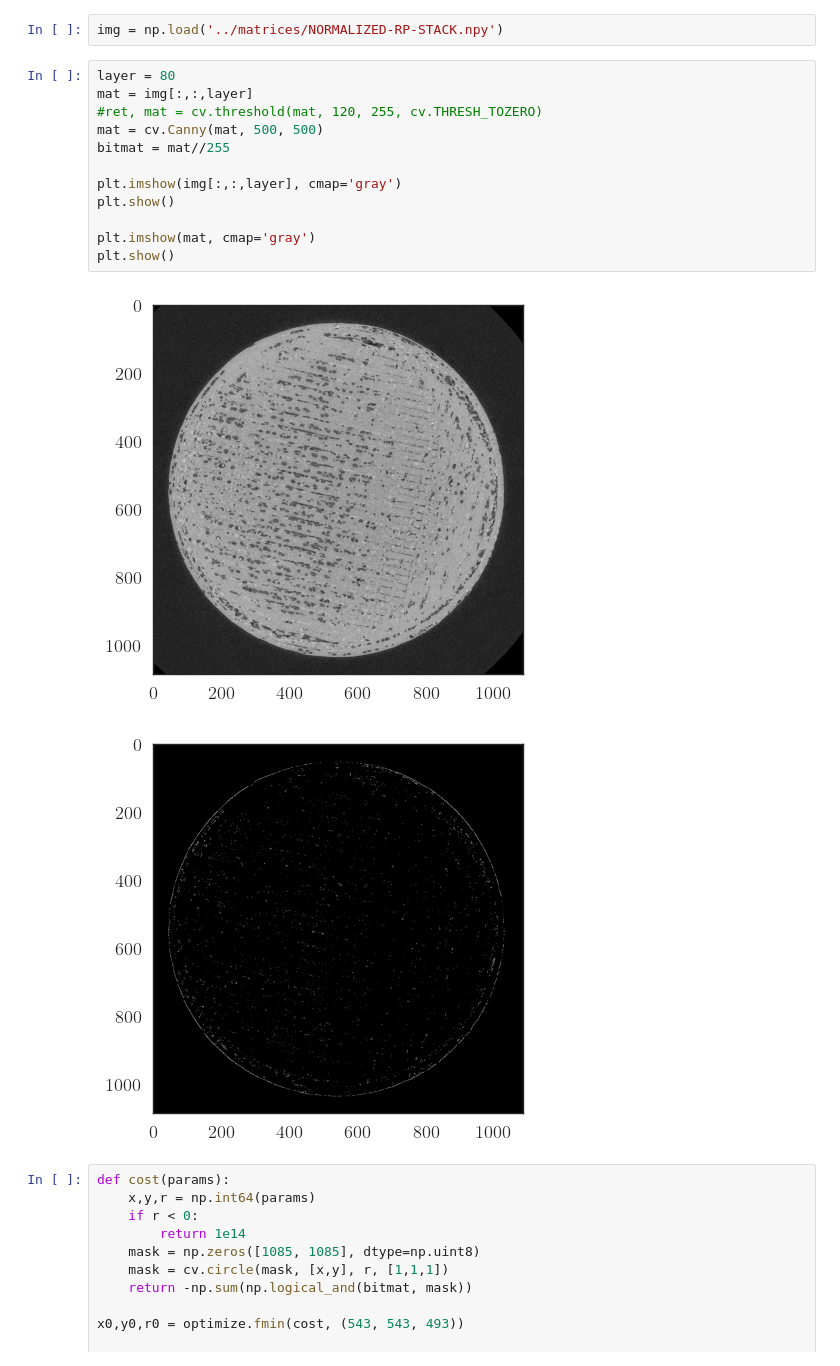
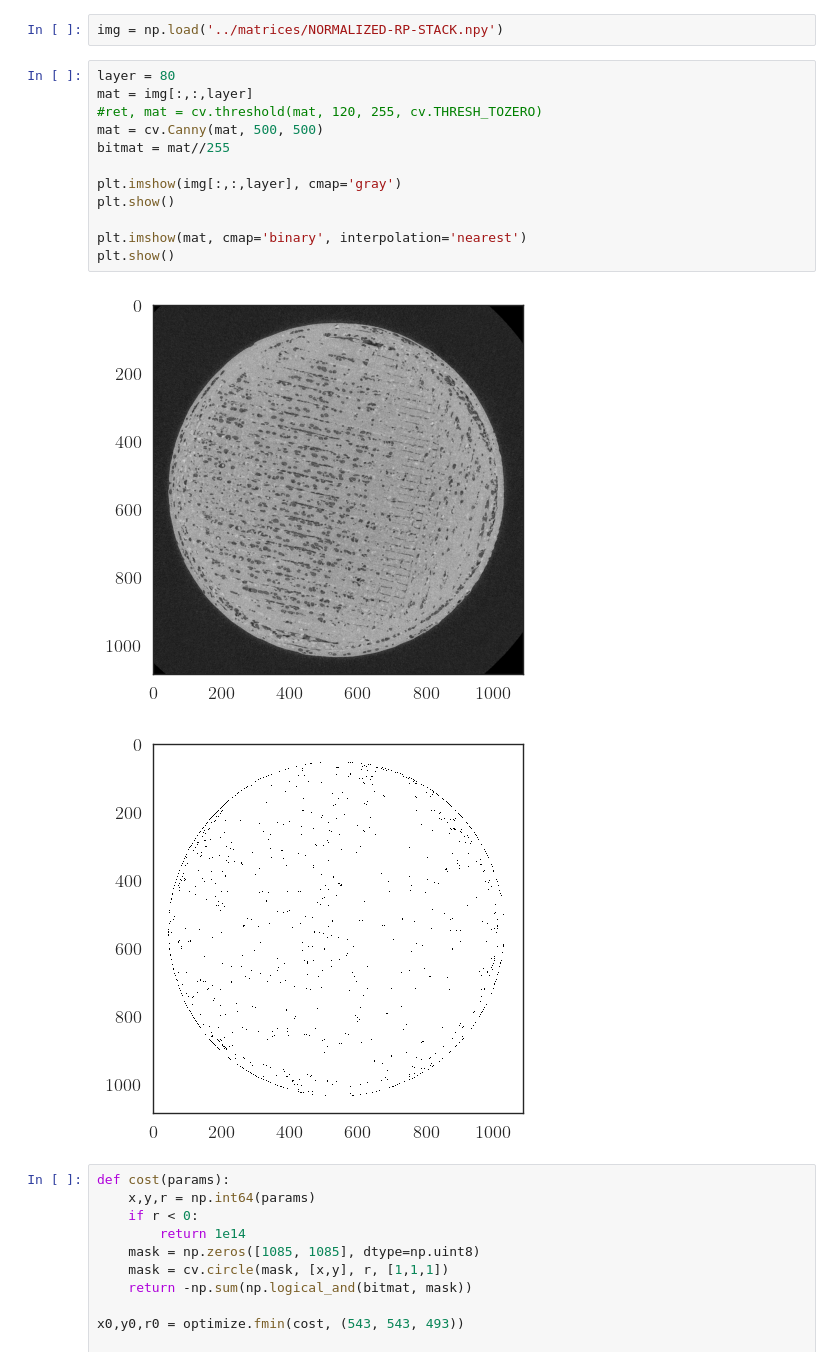
Before and after one commit to tpasfieldERAU/MA390-490_PNNL, a Jupyter notebook: dimensioning/diameter-analysis.ipynb, the cells around one changed output. Drawn from its saved outputs; the diff is of its cells as text.

```diff
--- a/dimensioning/diameter-analysis.ipynb
+++ b/dimensioning/diameter-analysis.ipynb
@@ -16,18 +16,18 @@ img = np.load('../matrices/NORMALIZED-RP-STACK.npy')
 # %%
 layer = 80
 mat = img[:,:,layer]
 #ret, mat = cv.threshold(mat, 120, 255, cv.THRESH_TOZERO)
 mat = cv.Canny(mat, 500, 500)
 bitmat = mat//255
 
 plt.imshow(img[:,:,layer], cmap='gray')
 plt.show()
 
-plt.imshow(mat, cmap='gray')
+plt.imshow(mat, cmap='binary', interpolation='nearest')
 plt.show()
 # %% [output]
 [figure]
-[figure, old version]
+[figure, new version]
 # %%
 def cost(params):
     x,y,r = np.int64(params)
```
Also changed, not shown: parts of 2 cells of this notebook, 3 other files.
